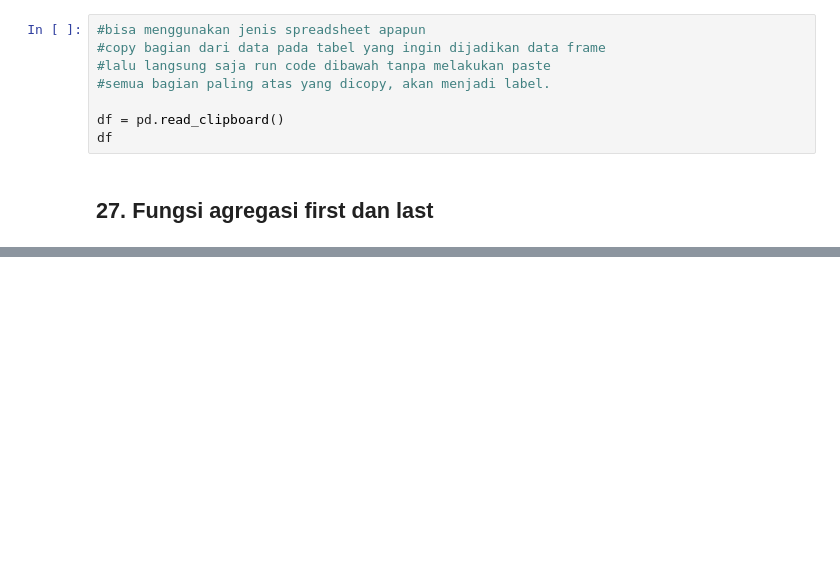
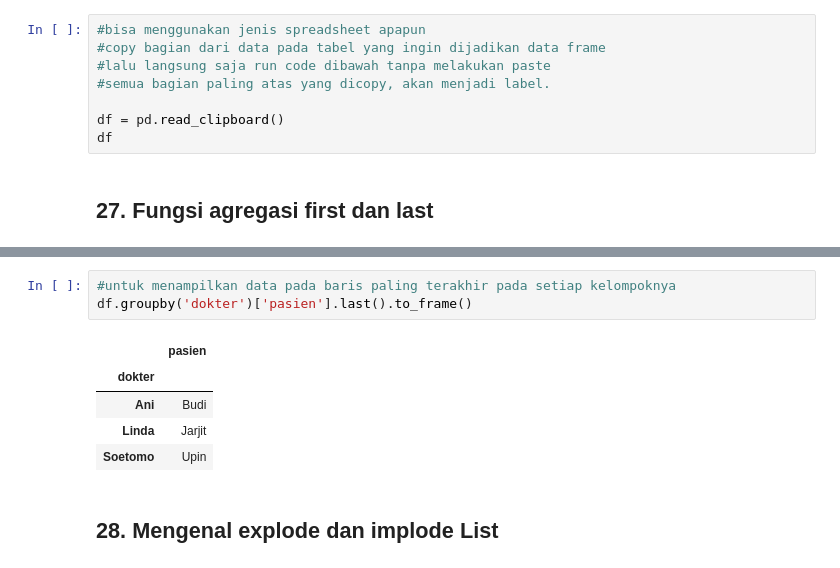
Before and after one commit to Edy-Mochamad/Learn-jupyter-notebook, a Jupyter notebook: pandas.ipynb, the cells around one changed output, grey strips where cells are left out. Drawn from its saved outputs; the diff is of its cells as text; blank space fills up the shorter version.

```diff
--- a/pandas.ipynb
+++ b/pandas.ipynb
@@ -1307,0 +1346,11 @@ df
+# %%
+#untuk menampilkan data pada baris paling terakhir pada setiap kelompoknya
+df.groupby('dokter')['pasien'].last().to_frame()
+# %% [output]
+|  | pasien |
+| dokter |  |
+| Ani | Budi |
+| Linda | Jarjit |
+| Soetomo | Upin |
+# %% [markdown]
+## **28. Mengenal explode dan implode List**
```
Also changed, not shown: parts of 5 cells of this notebook.
